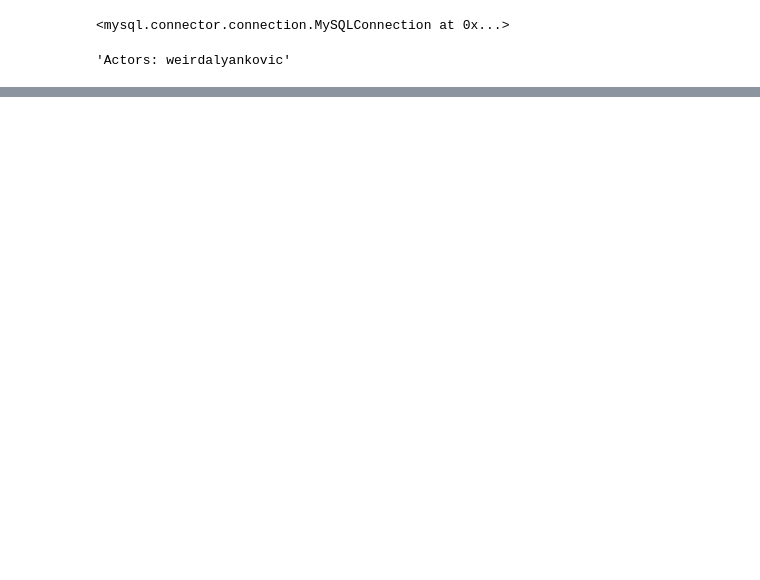
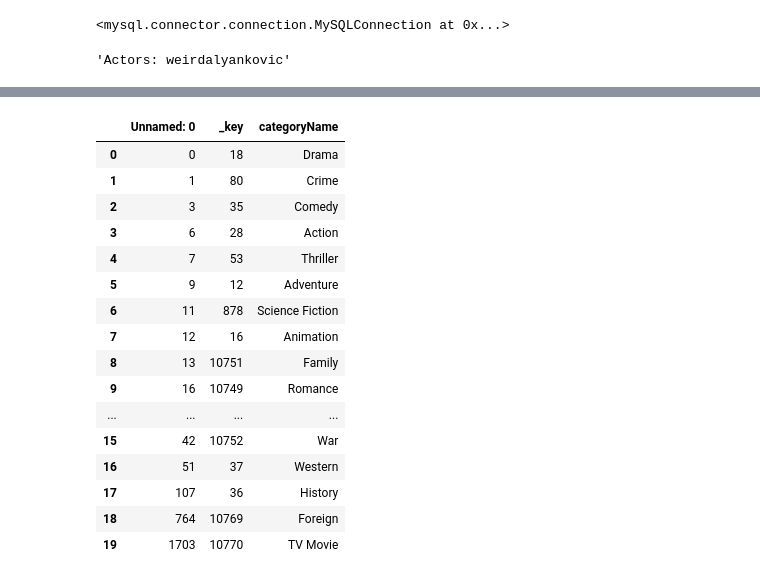
Before and after one commit to nguyenduchuyiu/ali33, a Jupyter notebook: backend/db_creator/film_info.ipynb, the cells around one changed output, grey strips where cells are left out. Cells and saved outputs as stored; diff of their text form; code cells hidden in the pictures; blank space fills up the shorter version.

```diff
--- a/backend/db_creator/film_info.ipynb
+++ b/backend/db_creator/film_info.ipynb
@@ -150,0 +186,22 @@ print(df)
+# %%
+genre_info = pd.read_csv('E:/ali33/backend/db_creator/genre_info.csv')
+# %%
+genre_info
+# %% [output]
+|  | Unnamed: 0 | _key | categoryName |
+| 0 | 0 | 18 | Drama |
+| 1 | 1 | 80 | Crime |
+| 2 | 3 | 35 | Comedy |
+| 3 | 6 | 28 | Action |
+| 4 | 7 | 53 | Thriller |
+| 5 | 9 | 12 | Adventure |
+| 6 | 11 | 878 | Science Fiction |
+| 7 | 12 | 16 | Animation |
+| 8 | 13 | 10751 | Family |
+| 9 | 16 | 10749 | Romance |
+| ... | ... | ... | ... |
+| 15 | 42 | 10752 | War |
+| 16 | 51 | 37 | Western |
+| 17 | 107 | 36 | History |
+| 18 | 764 | 10769 | Foreign |
+| 19 | 1703 | 10770 | TV Movie |
```
Also changed, not shown: parts of 30 cells of this notebook, 13 other files.
